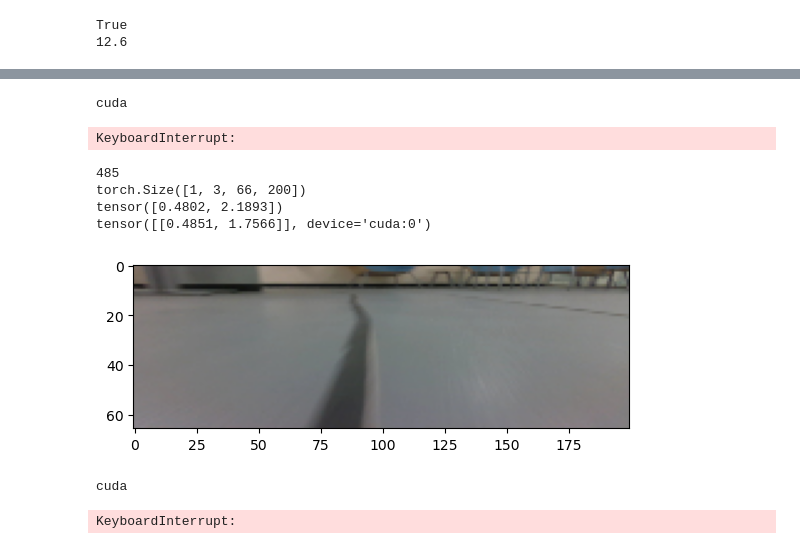
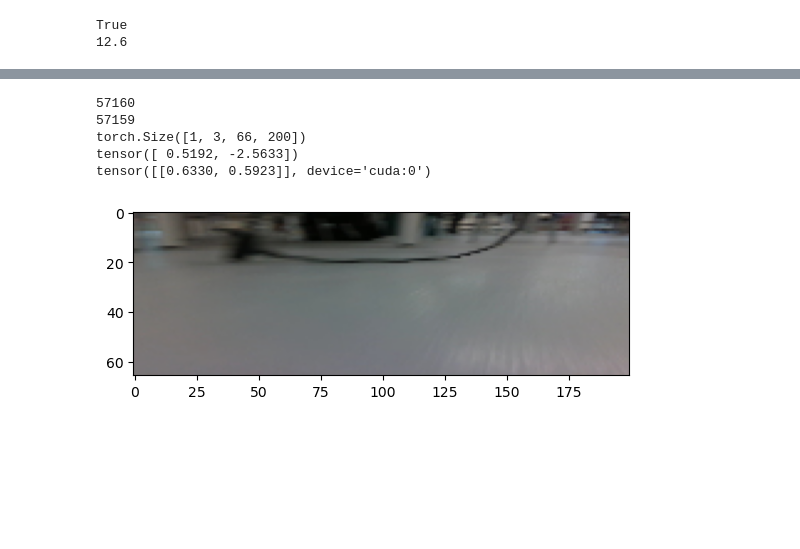
Before and after one commit to Binghamton-University-Roboracer/ECD507-Training, a Jupyter notebook: training_f110.ipynb, the cells around one changed output, grey strips where cells are left out. Saved outputs shown, nothing was run; the diff lists cells and outputs as text; code cells hidden in the pictures; blank space fills up the shorter version.

Commit message:
integrated lidar and imu training notebooks

```diff
--- a/training_f110.ipynb
+++ b/training_f110.ipynb
@@ -80,7 +116,7 @@ print('done')
 done
 # %%
 
-dataset = DrivingDataset(os.path.expanduser('~/training/data/driving_log2.csv'))
+dataset = DrivingDataset('/media/ecd507/JetsonOrinNano/home/ecd507/training/data/driving_log2.csv')
 print(len(dataset))
 
 dataloader = DataLoader(dataset, batch_size=64, shuffle=True)
@@ -225,7 +257,7 @@ input("wait for training...")
 device = torch.device("cuda" if torch.cuda.is_available() else "cpu") # change to cuda when it begins to work
 print(device)
 model = ResNet15().to(device)
-criterion = nn.SmoothL1Loss()
+criterion = nn.MSELoss()
 optimizer = optim.Adam(model.parameters(), lr=0.001, )
 
 # Training loop
@@ -244,8 +276,5 @@ for epoch in range(epochs):
     print(f'Epoch {epoch+1}/{epochs}, Loss: {total_loss/len(dataloader)}')
 
 # Save model
-torch.save(model.state_dict(), os.path.expanduser('~/training/model.pth'))
+torch.save(model.state_dict(), '/media/ecd507/JetsonOrinNano/home/ecd507/training/model.pth')
 print("Model training complete and saved as model.pth")
-# %% [output]
-cuda
-KeyboardInterrupt:
@@ -259,30 +281,34 @@ print(torch.version.cuda)
 # %%
-checkpoint = torch.load(os.path.expanduser('~/training/model.pth'))
+checkpoint = torch.load('/media/ecd507/JetsonOrinNano/home/ecd507/training/model.pth')
+device = torch.device("cuda" if torch.cuda.is_available() else "cpu") # change to cuda when it begins to work
 model = ResNet15().to(device)
 model.load_state_dict(checkpoint)
 model.eval()
+print(len(dataset))
 
-idx = int(np.random.rand()*1000) % len(df)
+idx = len(dataset)-1
 print(idx)
 img,lidar, label = dataset[idx]
 img = img.to(device)
 img = img.unsqueeze(0)
 img_ = img.to('cpu')
 img_ = np.squeeze(img_)
 img_ = np.transpose(img_, (1,2,0))  # Change shape to (C, H, W)
 print(img.shape)
+plt.imshow(img_)
 
 # print(img_.shape)
 
 with torch.no_grad():
     output = model(img)
 plt.imshow(img_)
 
 print(label)
 print(output)
 # %% [output]
-485
+57160
+57159
 torch.Size([1, 3, 66, 200])
-tensor([0.4802, 2.1893])
-tensor([[0.4851, 1.7566]], device='cuda:0')
+tensor([ 0.5192, -2.5633])
+tensor([[0.6330, 0.5923]], device='cuda:0')
-[figure, old version]
+[figure, new version]
@@ -322,29 +314,0 @@ class LidarNet(nn.Module):
-# %%
-device = torch.device("cuda" if torch.cuda.is_available() else "cpu") # change to cuda when it begins to work
-print(device)
-model = LidarNet().to(device)
-criterion = nn.SmoothL1Loss()
-optimizer = optim.Adam(model.parameters(), lr=0.001, )
-
-# Training loop
-epochs = 10
-for epoch in range(epochs):
-    total_loss = 0
-    for images,lidar,targets in dataloader:
-        lidar = lidar.unsqueeze(1)
-        lidar, targets = lidar.to(device), targets.to(device)
-        optimizer.zero_grad()
-        outputs = model(lidar)
-        loss = criterion(outputs, targets)
-        loss.backward()
-        optimizer.step()
-        total_loss += loss.item()
-
-    print(f'Epoch {epoch+1}/{epochs}, Loss: {total_loss/len(dataloader)}')
-
-# Save model
-torch.save(model.state_dict(), os.path.expanduser('~/training/lidar_model.pth'))
-print("Model training complete and saved as lidar_model.pth")
-# %% [output]
-cuda
-KeyboardInterrupt:
```
Also changed, not shown: parts of 7 cells of this notebook, 2 other files.
